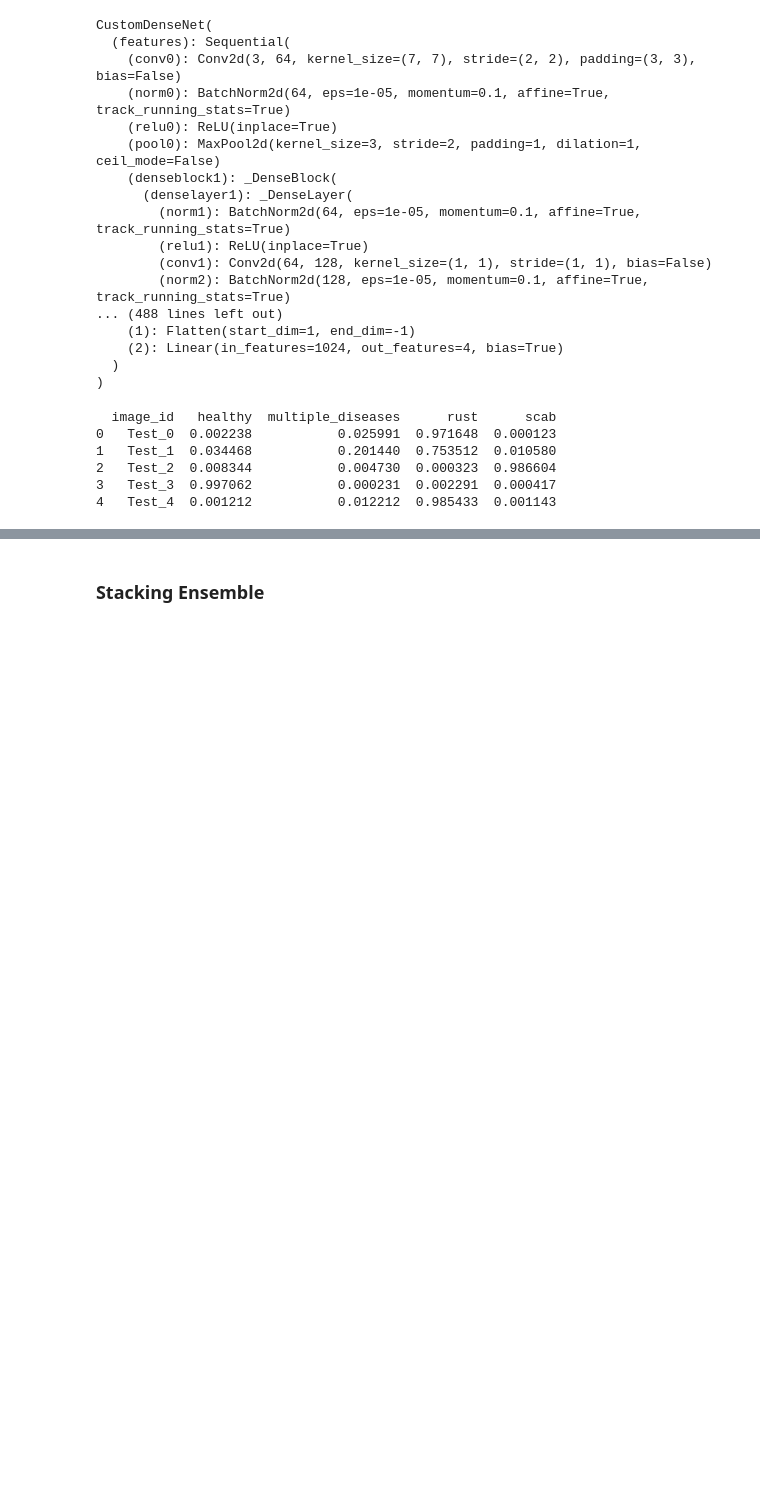
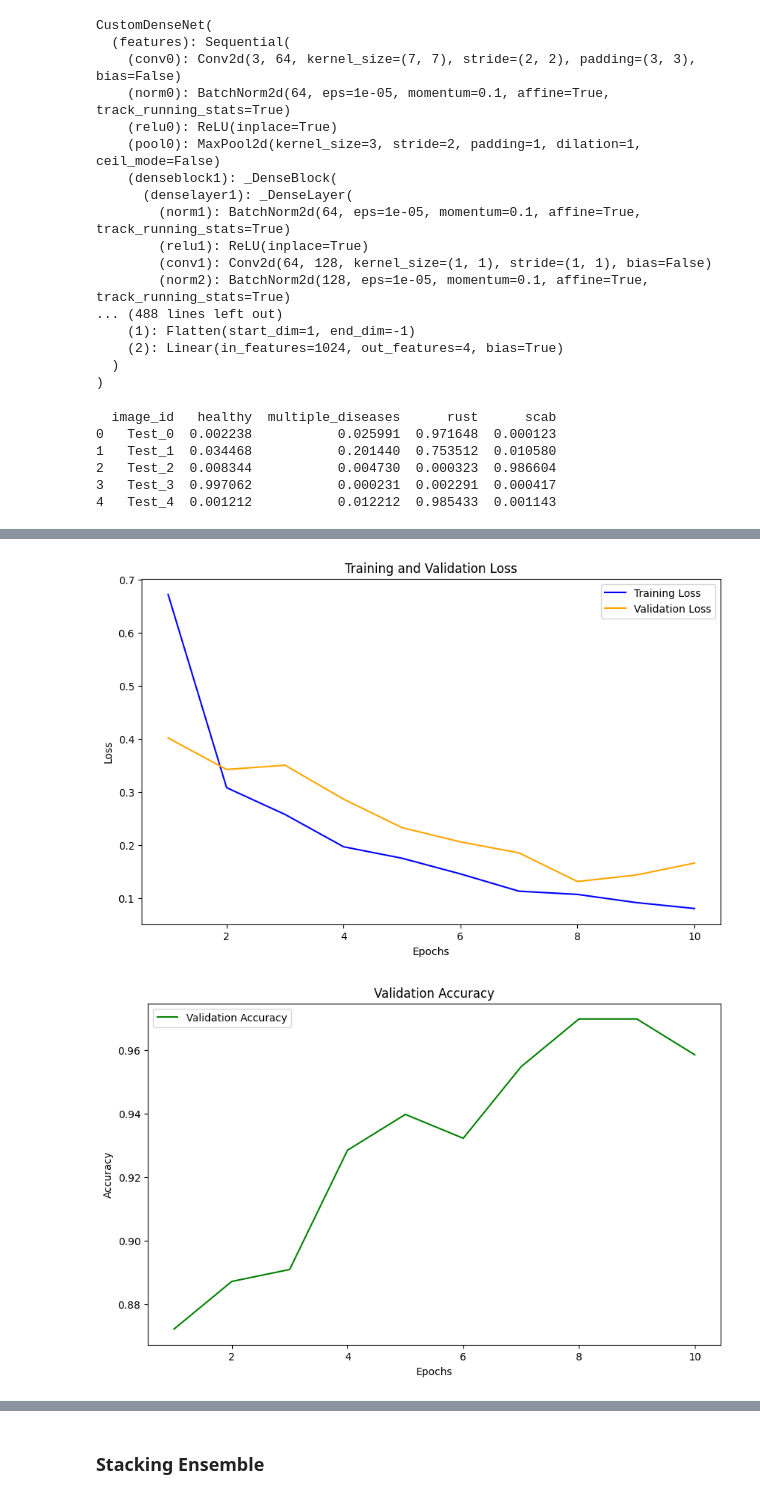
Before and after one commit to pratheeshkumar99/Plant-pathology, a Jupyter notebook: v1.ipynb, the cells around one changed output, grey strips where cells are left out. Drawn from its saved outputs; the diff is of its cells as text; code cells hidden in the pictures; blank space fills up the shorter version.

```diff
--- a/v1.ipynb
+++ b/v1.ipynb
@@ -888,0 +895,19 @@ print(sub.head())
+# %%
+def validate_model(model, valid_loader, criterion, device):
+    model.eval()
+    total_loss = 0
+    correct = 0
+    total = 0
+    criterion = nn.CrossEntropyLoss()
+    with torch.no_grad():
+        for inputs, labels in valid_loader:
+            inputs, labels = inputs.to(device), labels.to(device)
+            outputs = model(inputs)
+            loss = criterion(outputs, labels)
+            total_loss += loss.item()
+            _, predicted = torch.max(outputs.data, -1)
+            total += labels.size(0)
+            correct += (predicted == labels).sum().item()
+    avg_loss = total_loss / len(valid_loader)
+    accuracy = correct / total
+    return avg_loss, accuracy
@@ -888,0 +993,30 @@ print(sub.head())
+# %%
+import matplotlib.pyplot as plt
+
+def plot_training_history(history):
+    epochs = range(1, len(history['train_loss']) + 1)
+
+    # Plot both training and validation loss on the same plot
+    plt.figure(figsize=(10, 6))
+    plt.plot(epochs, history['train_loss'], label='Training Loss', color='blue')
+    plt.plot(epochs, history['valid_loss'], label='Validation Loss', color='orange')
+    plt.xlabel('Epochs')
+    plt.ylabel('Loss')
+    plt.title('Training and Validation Loss')
+    plt.legend()
+    plt.show()
+
+    # Plot validation accuracy
+    plt.figure(figsize=(10, 6))
+    plt.plot(epochs, history['valid_accuracy'], label='Validation Accuracy', color='green')
+    plt.xlabel('Epochs')
+    plt.ylabel('Accuracy')
+    plt.title('Validation Accuracy')
+    plt.legend()
+    plt.show()
+
+# Call the plotting function with the history
+plot_training_history(history)
+# %% [output]
+[figure, added]
+[figure, added]
```
Also changed, not shown: parts of 26 cells of this notebook.
